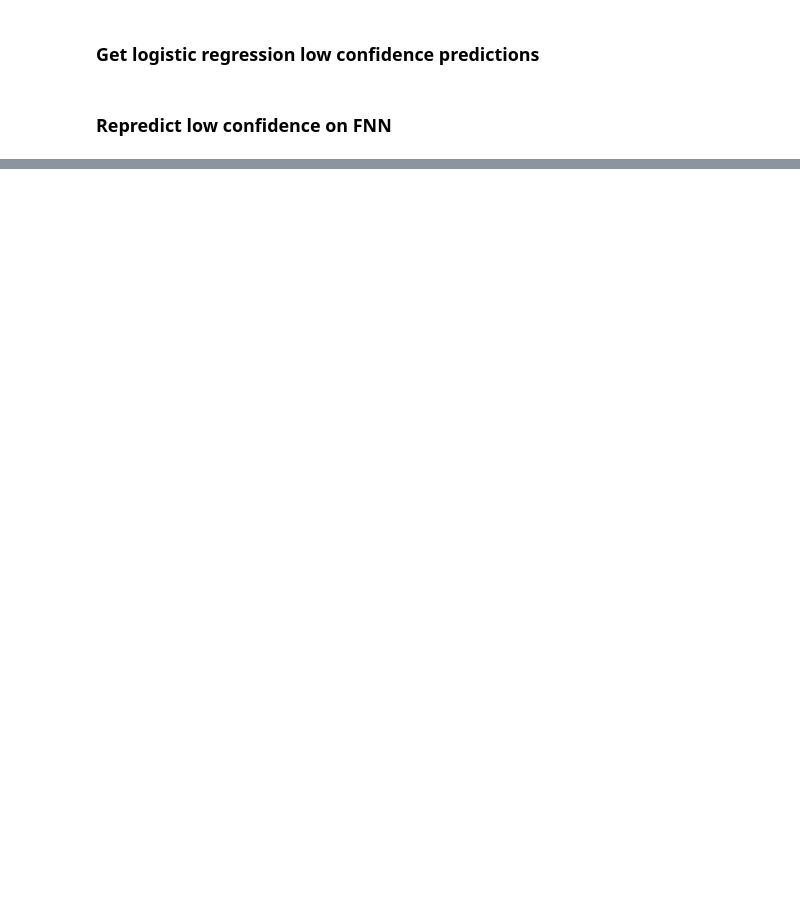
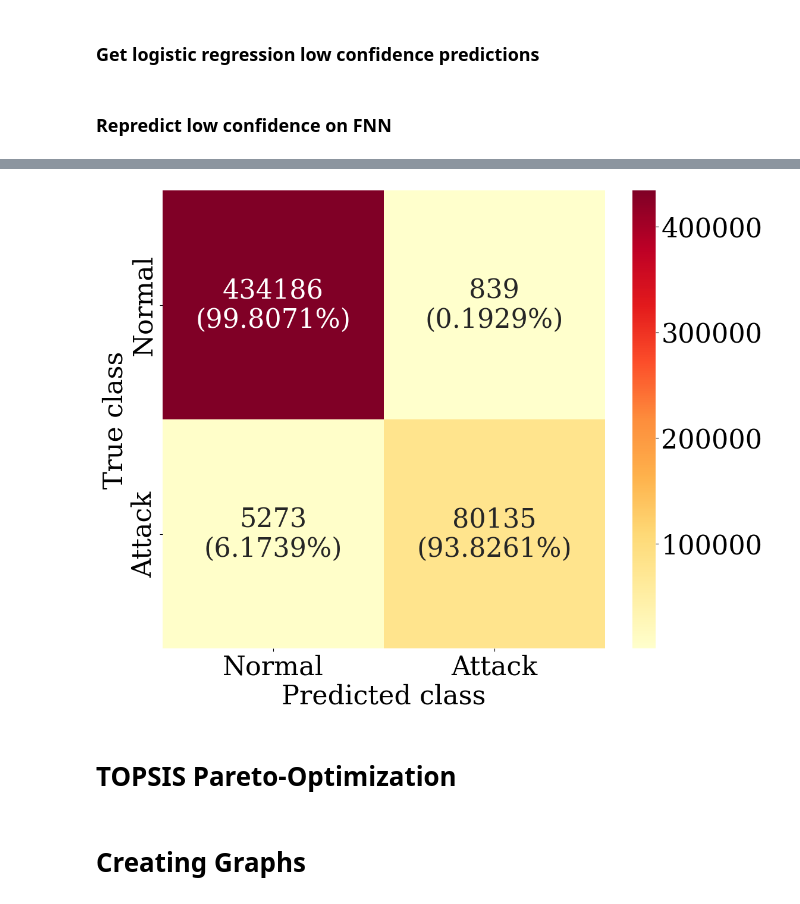
Before and after one commit to DarthKop/MachineLearning, a Jupyter notebook: HierarchicalModel.ipynb, the cells around one changed output, grey strips where cells are left out. Saved outputs shown, nothing was run; the diff lists cells and outputs as text; code cells hidden in the pictures; blank space fills up the shorter version.

```diff
--- a/HierarchicalModel.ipynb
+++ b/HierarchicalModel.ipynb
@@ -790,2 +794,0 @@ improved_prediction = pd.concat([mlp_pred, high_prediction_labels], axis=0, igno
-# %%
-y_supervised_df = pd.DataFrame(y_supervised_test, columns=['attack'])
@@ -1637,3 +1256,9 @@ _________________________________________________________________
+# %%
+# Load the model from the file
+import joblib
+
+dtc_loaded = joblib.load("/content/drive/MyDrive/SavedHierarchicalModel/cic_ids_2017_dtc.joblib")
+#lr_loaded = joblib.load("/content/drive/MyDrive/SavedHierarchicalModel/cic_iot_2023_logistic_regression.joblib")
 # %%
 tracemalloc.start()
 start_time = time.time()
@@ -1756,8 +1295,0 @@ weighted avg  0.9988375977 0.9988355850 0.9988362248    520433
-# %%
-precision = precision_score(y_supervised_test, dtc_prediction_labels)
-recall = recall_score(y_supervised_test, dtc_prediction_labels)
-f1 = f1_score(y_supervised_test, dtc_prediction_labels)
-
-print("Precision:", precision)
-print("Recall:", recall)
-print("F1:", f1)
@@ -1832,0 +1296,4 @@ InvalidArgumentError: ignored
+# %%
+
+lr_pred_memory_usage = 27.4216785430908
+lr_pred_elapsed_time = 0.0175137519836425
@@ -1832,0 +1369,29 @@ InvalidArgumentError: ignored
+# %%
+import seaborn as sns
+from sklearn.metrics import confusion_matrix
+import matplotlib.pyplot as plt
+import matplotlib
+plt.rcParams['font.family'] = 'serif'
+plt.rcParams['font.serif'] = ['Times New Roman'] + plt.rcParams['font.serif']
+plt.rcParams['font.size'] = 32
+LABELS = ["Normal", "Attack"]
+conf_matrix = confusion_matrix(y_supervised_test, hmdt_predictions)
+
+# Calculate percentages row-wise
+row_sums = conf_matrix.sum(axis=1, keepdims=True)
+perc_matrix = conf_matrix / row_sums
+
+# Create annotated labels with counts and row-wise percentages
+annot_labels = np.asarray([["{}\n({:.4%})".format(count, perc) for count, perc in zip(row, perc_row)]
+                           for row, perc_row in zip(conf_matrix, perc_matrix)])
+
+
+plt.figure(figsize=( 12, 10))
+sns.heatmap(conf_matrix, xticklabels=LABELS, yticklabels=LABELS, annot=annot_labels, fmt='', cmap='YlOrRd');
+#plt.title("Confusion matrix")
+plt.ylabel('True class')
+plt.xlabel('Predicted class')
+plt.savefig("hmdt_confusion_ids.pdf", format='pdf', dpi=300, bbox_inches='tight')
+plt.show()
+# %% [output]
+[figure, added]
@@ -1832,0 +1400,4 @@ InvalidArgumentError: ignored
+# %% [markdown]
+# TOPSIS Pareto-Optimization
+# %% [markdown]
+# Creating Graphs
```
Also changed, not shown: parts of 100 cells of this notebook.
